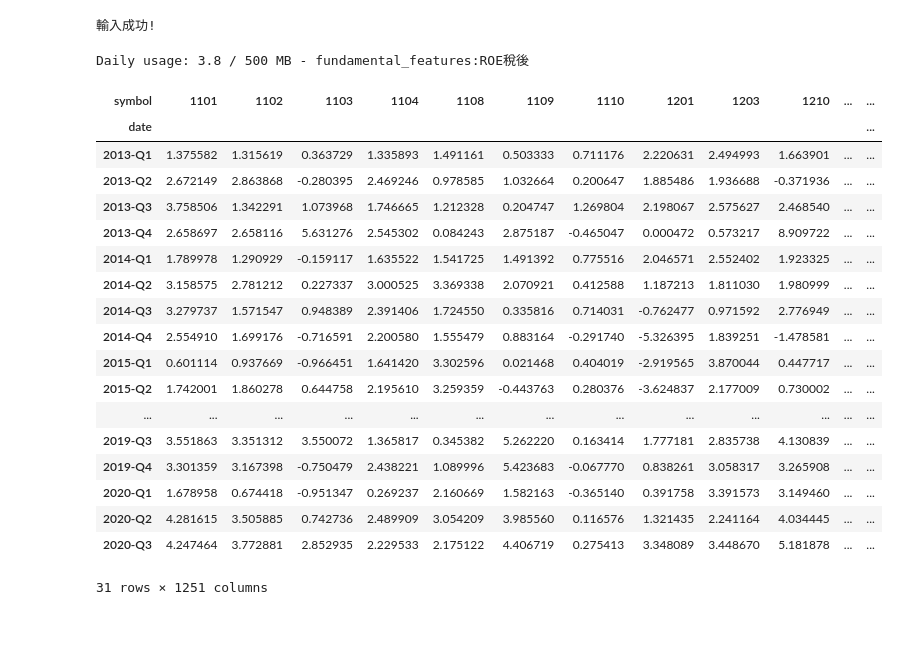
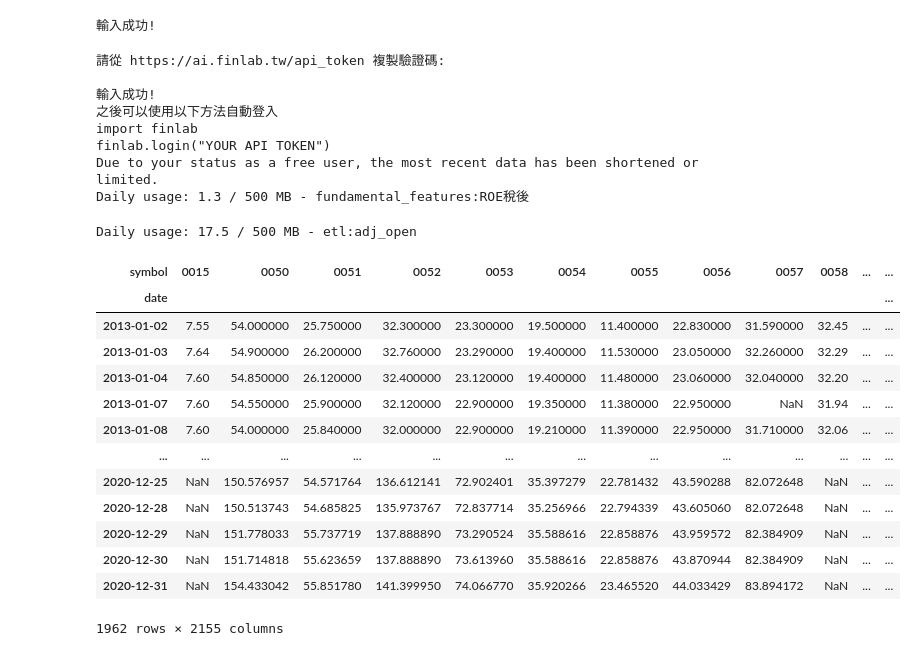
Before and after one commit to max0514/trading_bot, a Jupyter notebook: ROE_filter.ipynb, the cells around one changed output. Cells and saved outputs as stored; diff of their text form; code cells hidden in the pictures; blank space fills up the shorter version.

```diff
--- a/ROE_filter.ipynb
+++ b/ROE_filter.ipynb
@@ -16,29 +16,35 @@ finlab.login(str(os.getenv('FINLAB_API')))
 # %% [output]
 輸入成功!
 # %%
-roe = 	data.get('fundamental_features:ROE稅後')
+roe = data.get('fundamental_features:ROE稅後')
+price_df = data.get('etl:adj_open')
 # %% [output]
-Daily usage: 3.8 / 500 MB - fundamental_features:ROE稅後
+請從 https://ai.finlab.tw/api_token 複製驗證碼:
+
+輸入成功!
+之後可以使用以下方法自動登入
+import finlab
+finlab.login("YOUR API TOKEN")
+Due to your status as a free user, the most recent data has been shortened or limited.
+Daily usage: 1.3 / 500 MB - fundamental_features:ROE稅後
 # %%
 cleaned_roe = roe.dropna(axis=1)
-cleaned_roe
-# %% [output]
-| symbol | 1101 | 1102 | 1103 | 1104 | 1108 | 1109 | 1110 | 1201 | 1203 | 1210 | ... | ... |
-| date |  |  |  |  |  |  |  |  |  |  |  | ... |
-| 2013-Q1 | 1.375582 | 1.315619 | 0.363729 | 1.335893 | 1.491161 | 0.503333 | 0.711176 | 2.220631 | 2.494993 | 1.663901 | ... | ... |
-| 2013-Q2 | 2.672149 | 2.863868 | -0.280395 | 2.469246 | 0.978585 | 1.032664 | 0.200647 | 1.885486 | 1.936688 | -0.371936 | ... | ... |
-| 2013-Q3 | 3.758506 | 1.342291 | 1.073968 | 1.746665 | 1.212328 | 0.204747 | 1.269804 | 2.198067 | 2.575627 | 2.468540 | ... | ... |
-| 2013-Q4 | 2.658697 | 2.658116 | 5.631276 | 2.545302 | 0.084243 | 2.875187 | -0.465047 | 0.000472 | 0.573217 | 8.909722 | ... | ... |
-| 2014-Q1 | 1.789978 | 1.290929 | -0.159117 | 1.635522 | 1.541725 | 1.491392 | 0.775516 | 2.046571 | 2.552402 | 1.923325 | ... | ... |
-| 2014-Q2 | 3.158575 | 2.781212 | 0.227337 | 3.000525 | 3.369338 | 2.070921 | 0.412588 | 1.187213 | 1.811030 | 1.980999 | ... | ... |
-| 2014-Q3 | 3.279737 | 1.571547 | 0.948389 | 2.391406 | 1.724550 | 0.335816 | 0.714031 | -0.762477 | 0.971592 | 2.776949 | ... | ... |
-| 2014-Q4 | 2.554910 | 1.699176 | -0.716591 | 2.200580 | 1.555479 | 0.883164 | -0.291740 | -5.326395 | 1.839251 | -1.478581 | ... | ... |
-| 2015-Q1 | 0.601114 | 0.937669 | -0.966451 | 1.641420 | 3.302596 | 0.021468 | 0.404019 | -2.919565 | 3.870044 | 0.447717 | ... | ... |
-| 2015-Q2 | 1.742001 | 1.860278 | 0.644758 | 2.195610 | 3.259359 | -0.443763 | 0.280376 | -3.624837 | 2.177009 | 0.730002 | ... | ... |
-| ... | ... | ... | ... | ... | ... | ... | ... | ... | ... | ... | ... | ... |
-| 2019-Q3 | 3.551863 | 3.351312 | 3.550072 | 1.365817 | 0.345382 | 5.262220 | 0.163414 | 1.777181 | 2.835738 | 4.130839 | ... | ... |
-| 2019-Q4 | 3.301359 | 3.167398 | -0.750479 | 2.438221 | 1.089996 | 5.423683 | -0.067770 | 0.838261 | 3.058317 | 3.265908 | ... | ... |
-| 2020-Q1 | 1.678958 | 0.674418 | -0.951347 | 0.269237 | 2.160669 | 1.582163 | -0.365140 | 0.391758 | 3.391573 | 3.149460 | ... | ... |
-| 2020-Q2 | 4.281615 | 3.505885 | 0.742736 | 2.489909 | 3.054209 | 3.985560 | 0.116576 | 1.321435 | 2.241164 | 4.034445 | ... | ... |
-| 2020-Q3 | 4.247464 | 3.772881 | 2.852935 | 2.229533 | 2.175122 | 4.406719 | 0.275413 | 3.348089 | 3.448670 | 5.181878 | ... | ... |
-31 rows × 1251 columns
+# %%
+price_df = data.get('etl:adj_open')
+price_df
+# %% [output]
+Daily usage: 17.5 / 500 MB - etl:adj_open
+| symbol | 0015 | 0050 | 0051 | 0052 | 0053 | 0054 | 0055 | 0056 | 0057 | 0058 | ... | ... |
+| date |  |  |  |  |  |  |  |  |  |  |  | ... |
+| 2013-01-02 | 7.55 | 54.000000 | 25.750000 | 32.300000 | 23.300000 | 19.500000 | 11.400000 | 22.830000 | 31.590000 | 32.45 | ... | ... |
+| 2013-01-03 | 7.64 | 54.900000 | 26.200000 | 32.760000 | 23.290000 | 19.400000 | 11.530000 | 23.050000 | 32.260000 | 32.29 | ... | ... |
+| 2013-01-04 | 7.60 | 54.850000 | 26.120000 | 32.400000 | 23.120000 | 19.400000 | 11.480000 | 23.060000 | 32.040000 | 32.20 | ... | ... |
+| 2013-01-07 | 7.60 | 54.550000 | 25.900000 | 32.120000 | 22.900000 | 19.350000 | 11.380000 | 22.950000 | NaN | 31.94 | ... | ... |
+| 2013-01-08 | 7.60 | 54.000000 | 25.840000 | 32.000000 | 22.900000 | 19.210000 | 11.390000 | 22.950000 | 31.710000 | 32.06 | ... | ... |
+| ... | ... | ... | ... | ... | ... | ... | ... | ... | ... | ... | ... | ... |
+| 2020-12-25 | NaN | 150.576957 | 54.571764 | 136.612141 | 72.902401 | 35.397279 | 22.781432 | 43.590288 | 82.072648 | NaN | ... | ... |
+| 2020-12-28 | NaN | 150.513743 | 54.685825 | 135.973767 | 72.837714 | 35.256966 | 22.794339 | 43.605060 | 82.072648 | NaN | ... | ... |
+| 2020-12-29 | NaN | 151.778033 | 55.737719 | 137.888890 | 73.290524 | 35.588616 | 22.858876 | 43.959572 | 82.384909 | NaN | ... | ... |
+| 2020-12-30 | NaN | 151.714818 | 55.623659 | 137.888890 | 73.613960 | 35.588616 | 22.858876 | 43.870944 | 82.384909 | NaN | ... | ... |
+| 2020-12-31 | NaN | 154.433042 | 55.851780 | 141.399950 | 74.066770 | 35.920266 | 23.465520 | 44.033429 | 83.894172 | NaN | ... | ... |
+1962 rows × 2155 columns
```
Also changed, not shown: parts of 9 cells of this notebook.
